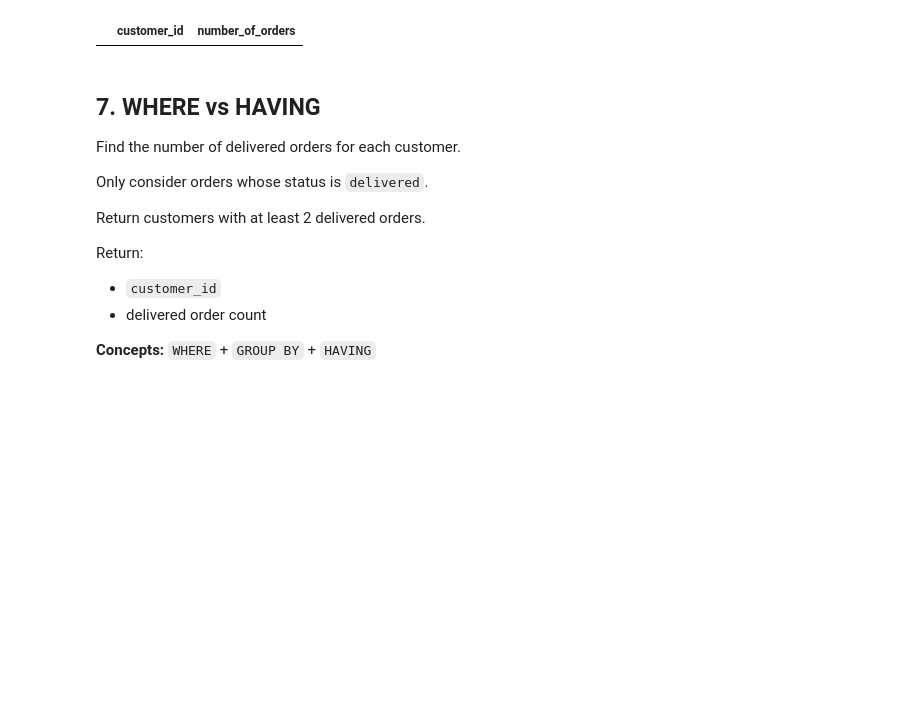
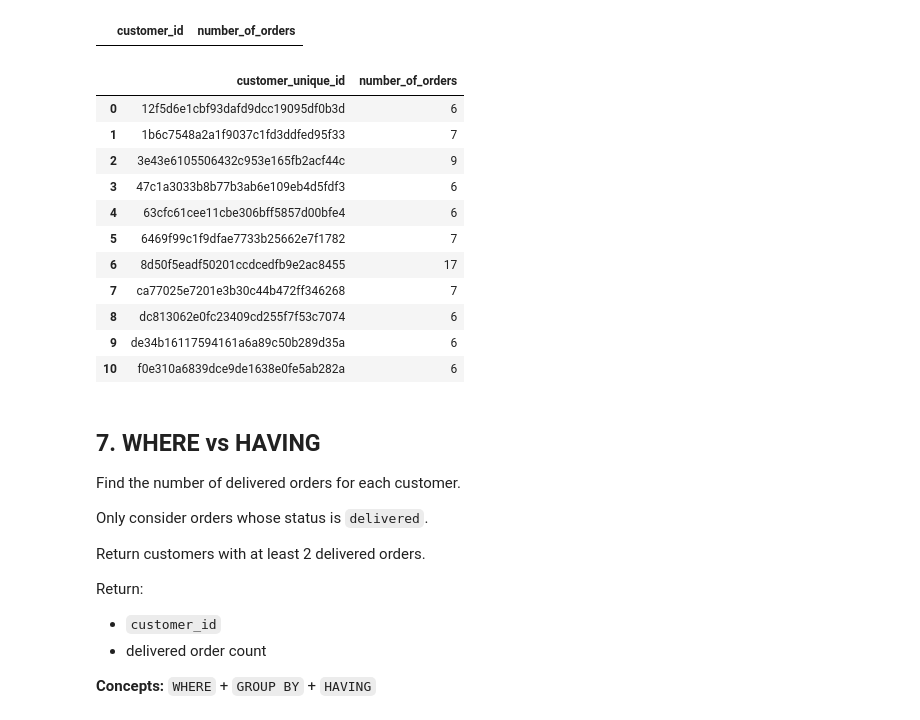
Before and after one commit to Thomasayanfeoluwa/2026-Python-Training-Class---Tutorial-For-Beginners, a Jupyter notebook: OLISTs/exercises_solutions/olists_exercises.ipynb, the cells around one changed output. Drawn from its saved outputs; the diff is of its cells as text; code cells hidden in the pictures; blank space fills up the shorter version.

```diff
--- a/OLISTs/exercises_solutions/olists_exercises.ipynb
+++ b/OLISTs/exercises_solutions/olists_exercises.ipynb
@@ -389,15 +389,29 @@ run_sql("""
 # %%
 run_sql("""
     SELECT
         customer_unique_id,
         COUNT(order_id) AS number_of_orders
     FROM
-        customer AS c
+        customers AS c
     LEFT JOIN
         orders as o
+        ON c.customer_id = o.customer_id
     GROUP BY customer_unique_id
-    HAVING (number_of_orders > 1)
+    HAVING (number_of_orders > 5);
 """)
+# %% [output]
+|  | customer_unique_id | number_of_orders |
+| 0 | 12f5d6e1cbf93dafd9dcc19095df0b3d | 6 |
+| 1 | 1b6c7548a2a1f9037c1fd3ddfed95f33 | 7 |
+| 2 | 3e43e6105506432c953e165fb2acf44c | 9 |
+| 3 | 47c1a3033b8b77b3ab6e109eb4d5fdf3 | 6 |
+| 4 | 63cfc61cee11cbe306bff5857d00bfe4 | 6 |
+| 5 | 6469f99c1f9dfae7733b25662e7f1782 | 7 |
+| 6 | 8d50f5eadf50201ccdcedfb9e2ac8455 | 17 |
+| 7 | ca77025e7201e3b30c44b472ff346268 | 7 |
+| 8 | dc813062e0fc23409cd255f7f53c7074 | 6 |
+| 9 | de34b16117594161a6a89c50b289d35a | 6 |
+| 10 | f0e310a6839dce9de1638e0fe5ab282a | 6 |
 # %% [markdown]
 ## 7. WHERE vs HAVING
 
```
